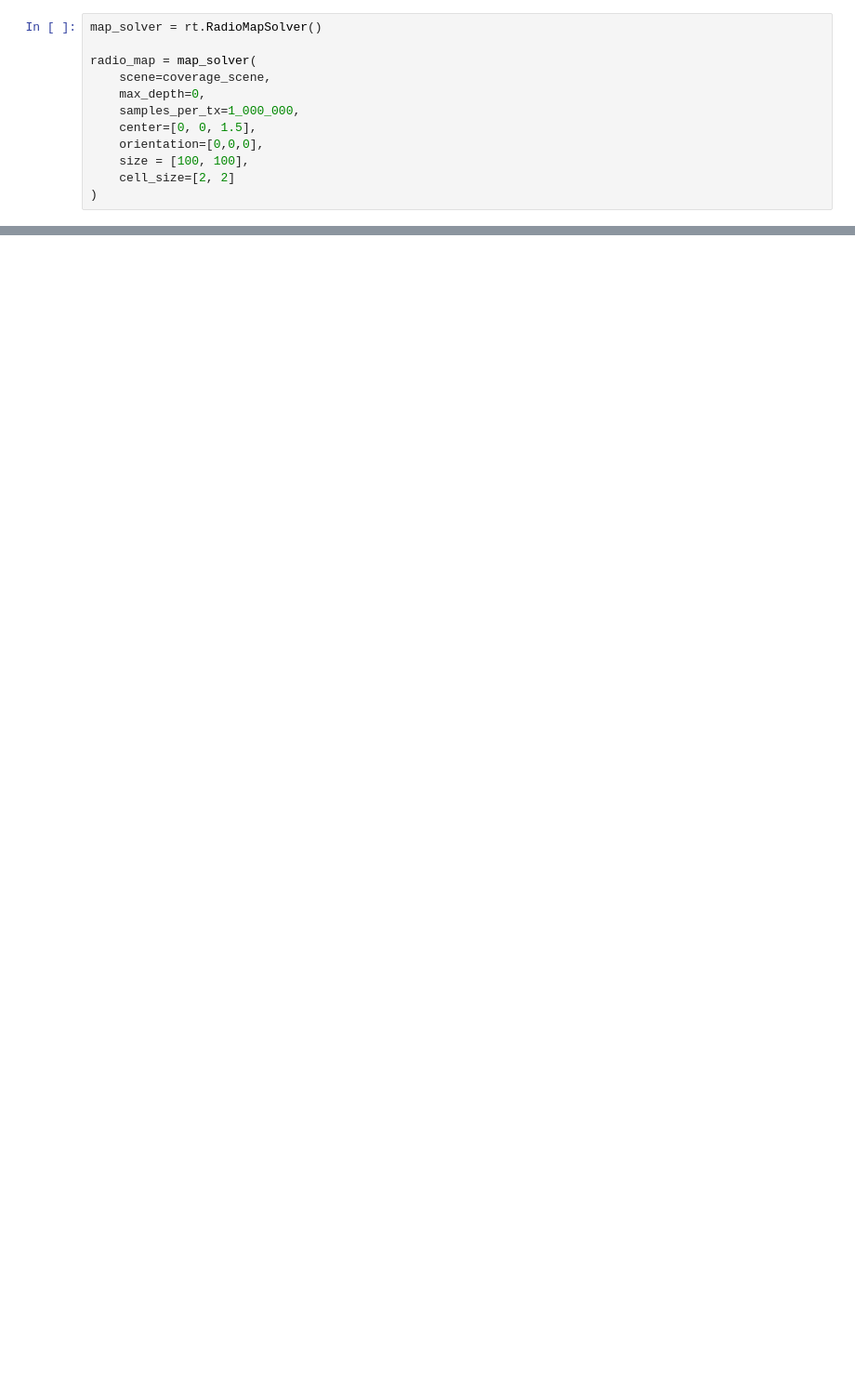
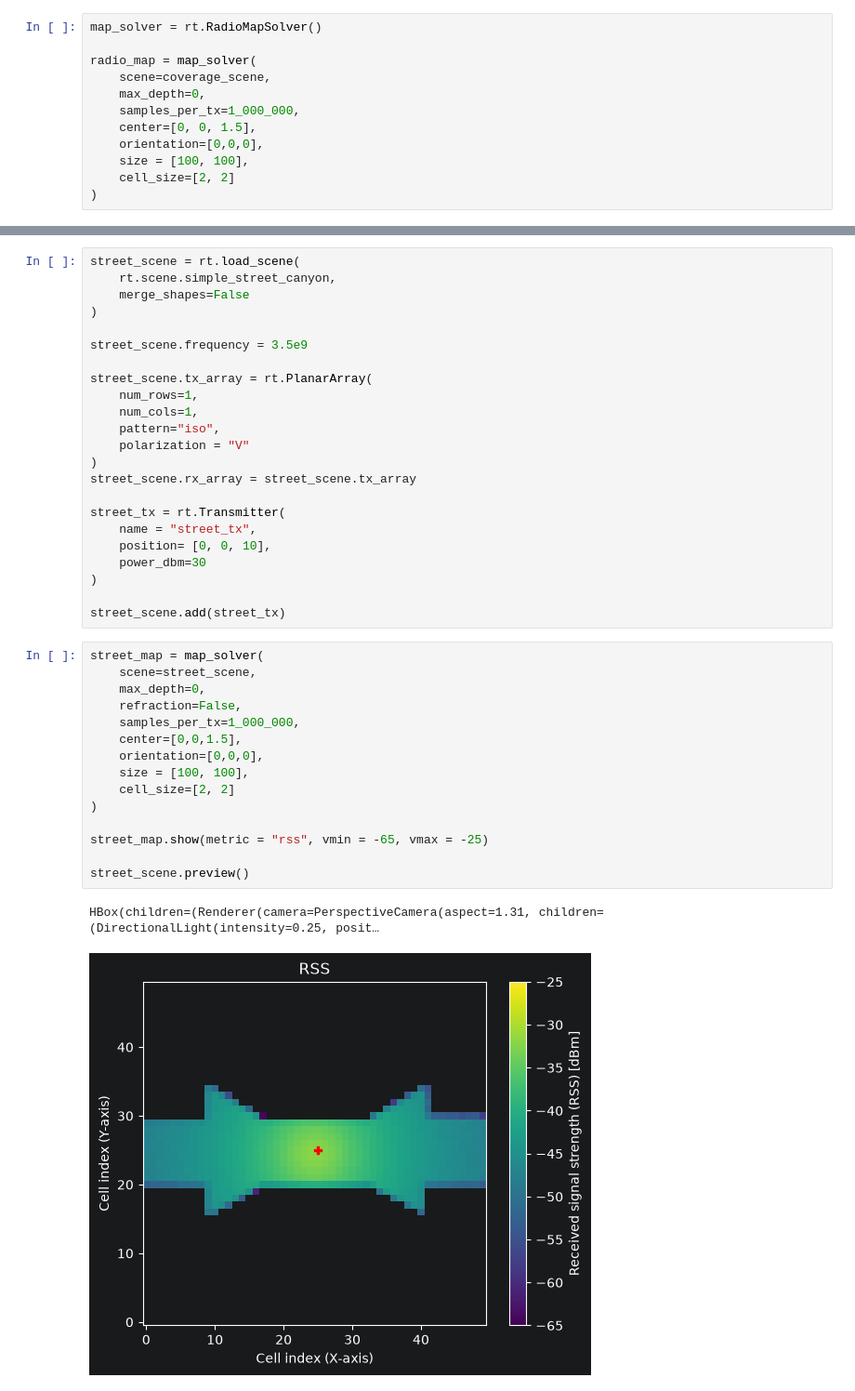
Before and after one commit to yexur3/learning-notes, a Jupyter notebook: python-projects/practice-python-and-sionna-study/practice.ipynb, the cells around one changed output, grey strips where cells are left out. Shown at 93% size. Cells and saved outputs as stored; diff of their text form; blank space fills up the shorter version.

```diff
--- a/python-projects/practice-python-and-sionna-study/practice.ipynb
+++ b/python-projects/practice-python-and-sionna-study/practice.ipynb
@@ -227,0 +228,41 @@ radio_map.show(metric = "rss", vmin = -65, vmax = -25)
+# %%
+street_scene = rt.load_scene(
+    rt.scene.simple_street_canyon,
+    merge_shapes=False
+)
+
+street_scene.frequency = 3.5e9
+
+street_scene.tx_array = rt.PlanarArray(
+    num_rows=1,
+    num_cols=1,
+    pattern="iso",
+    polarization = "V"
+)
+street_scene.rx_array = street_scene.tx_array
+
+street_tx = rt.Transmitter(
+    name = "street_tx",
+    position= [0, 0, 10],
+    power_dbm=30
+)
+
+street_scene.add(street_tx)
+# %%
+street_map = map_solver(
+    scene=street_scene,
+    max_depth=0,
+    refraction=False,
+    samples_per_tx=1_000_000,
+    center=[0,0,1.5],
+    orientation=[0,0,0],
+    size = [100, 100],
+    cell_size=[2, 2]
+)
+
+street_map.show(metric = "rss", vmin = -65, vmax = -25)
+
+street_scene.preview()
+# %% [output]
+HBox(children=(Renderer(camera=PerspectiveCamera(aspect=1.31, children=(DirectionalLight(intensity=0.25, posit…
+[figure, added]
```
Also changed, not shown: parts of 2 cells of this notebook.
